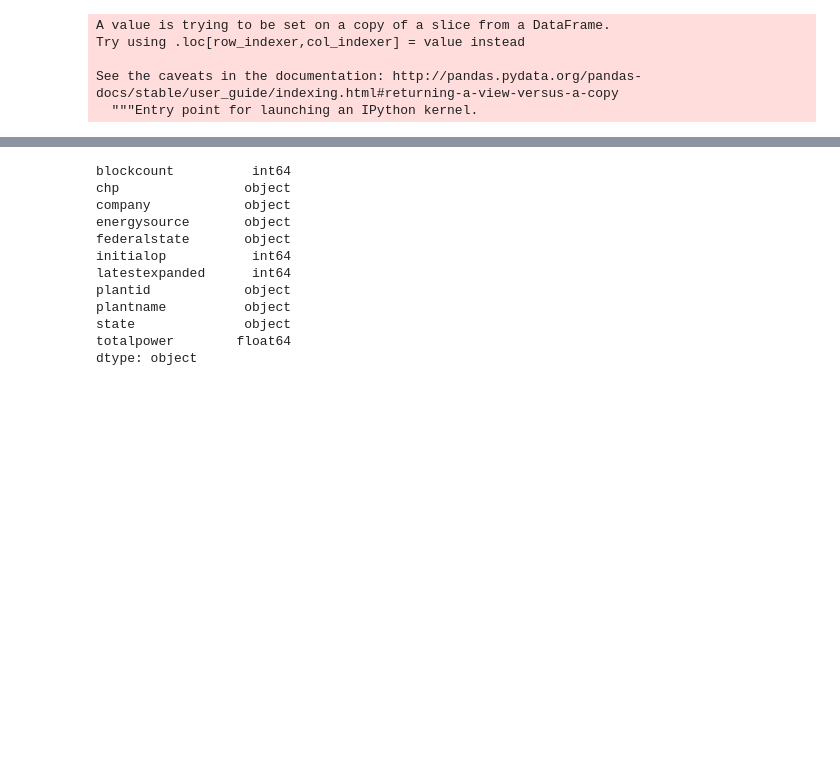
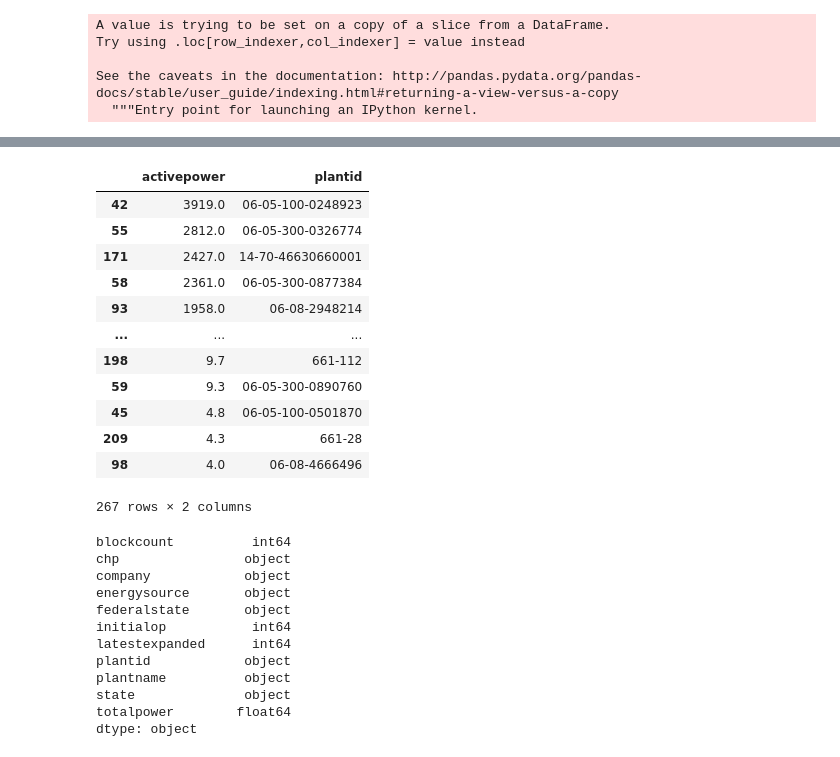
Before and after one commit to sidietz/plantwatch-data, a Jupyter notebook: basic/toblocks-v3.ipynb, the cells around one changed output, grey strips where cells are left out. Saved outputs shown, nothing was run; the diff lists cells and outputs as text; code cells hidden in the pictures; blank space fills up the shorter version.

```diff
--- a/basic/toblocks-v3.ipynb
+++ b/basic/toblocks-v3.ipynb
@@ -310,0 +320,16 @@ plants.groupby("Energieträger").max()
+# %%
+plants_act.sort_values('activepower', ascending=False)
+# %% [output]
+|  | activepower | plantid |
+| 42 | 3919.0 | 06-05-100-0248923 |
+| 55 | 2812.0 | 06-05-300-0326774 |
+| 171 | 2427.0 | 14-70-46630660001 |
+| 58 | 2361.0 | 06-05-300-0877384 |
+| 93 | 1958.0 | 06-08-2948214 |
+| ... | ... | ... |
+| 198 | 9.7 | 661-112 |
+| 59 | 9.3 | 06-05-300-0890760 |
+| 45 | 4.8 | 06-05-100-0501870 |
+| 209 | 4.3 | 661-28 |
+| 98 | 4.0 | 06-08-4666496 |
+267 rows × 2 columns
```
Also changed, not shown: parts of 8 cells of this notebook, 2 other files.
